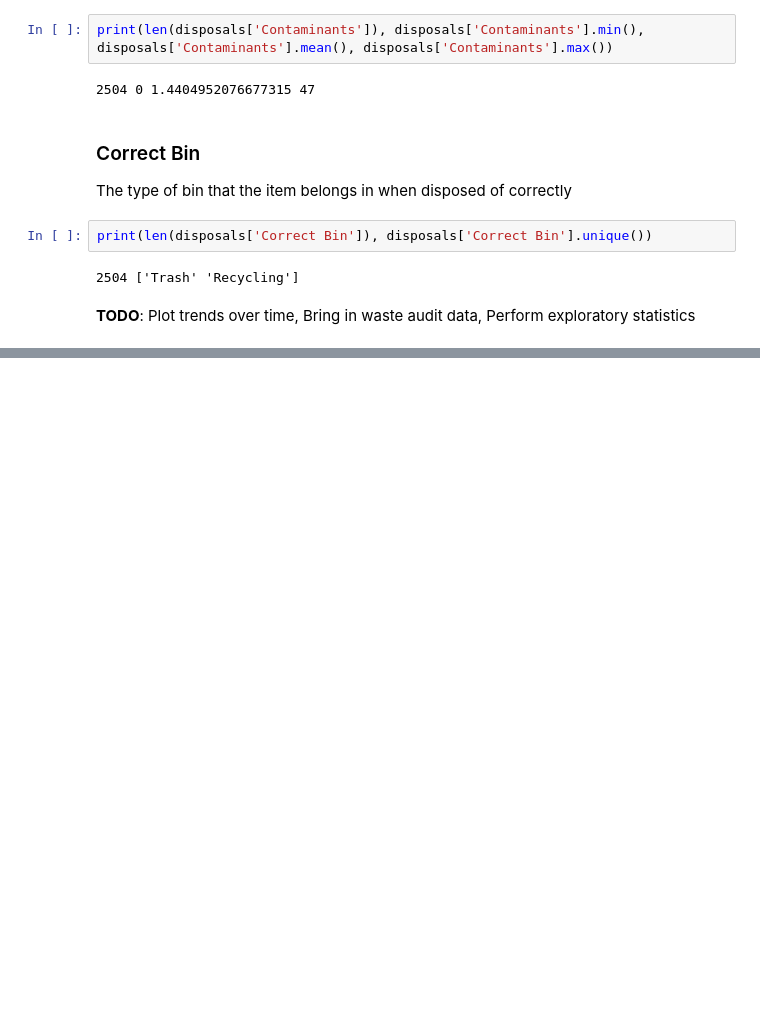
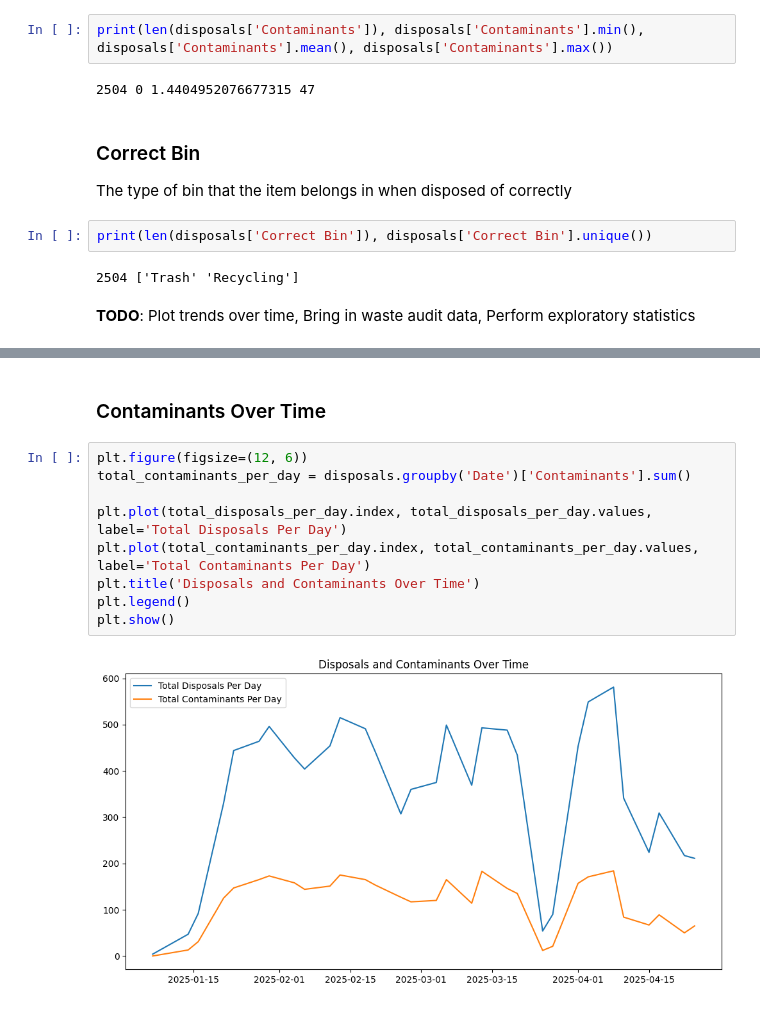
Before and after one commit to bps78/Oscar-Research-Project, a Jupyter notebook: oscar_project.ipynb, the cells around one changed output, grey strips where cells are left out. Saved outputs shown, nothing was run; the diff lists cells and outputs as text; blank space fills up the shorter version.

```diff
--- a/oscar_project.ipynb
+++ b/oscar_project.ipynb
@@ -93,0 +117,13 @@ print(len(disposals['Correct Bin']), disposals['Correct Bin'].unique())
+# %% [markdown]
+### Contaminants Over Time
+# %%
+plt.figure(figsize=(12, 6))
+total_contaminants_per_day = disposals.groupby('Date')['Contaminants'].sum()
+
+plt.plot(total_disposals_per_day.index, total_disposals_per_day.values, label='Total Disposals Per Day')
+plt.plot(total_contaminants_per_day.index, total_contaminants_per_day.values, label='Total Contaminants Per Day')
+plt.title('Disposals and Contaminants Over Time')
+plt.legend()
+plt.show()
+# %% [output]
+[figure, added]
```
Also changed, not shown: parts of 18 cells of this notebook, 2 other files.
